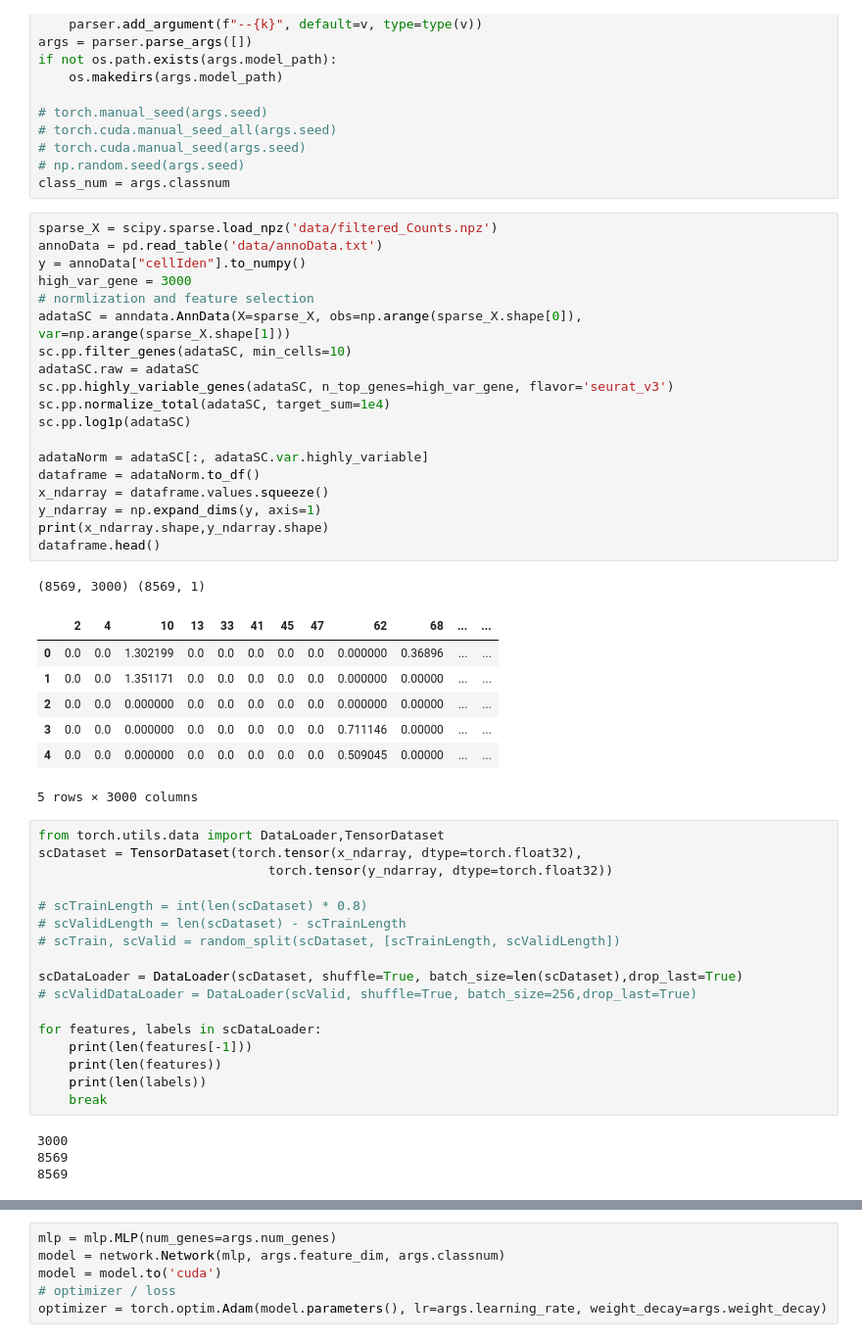
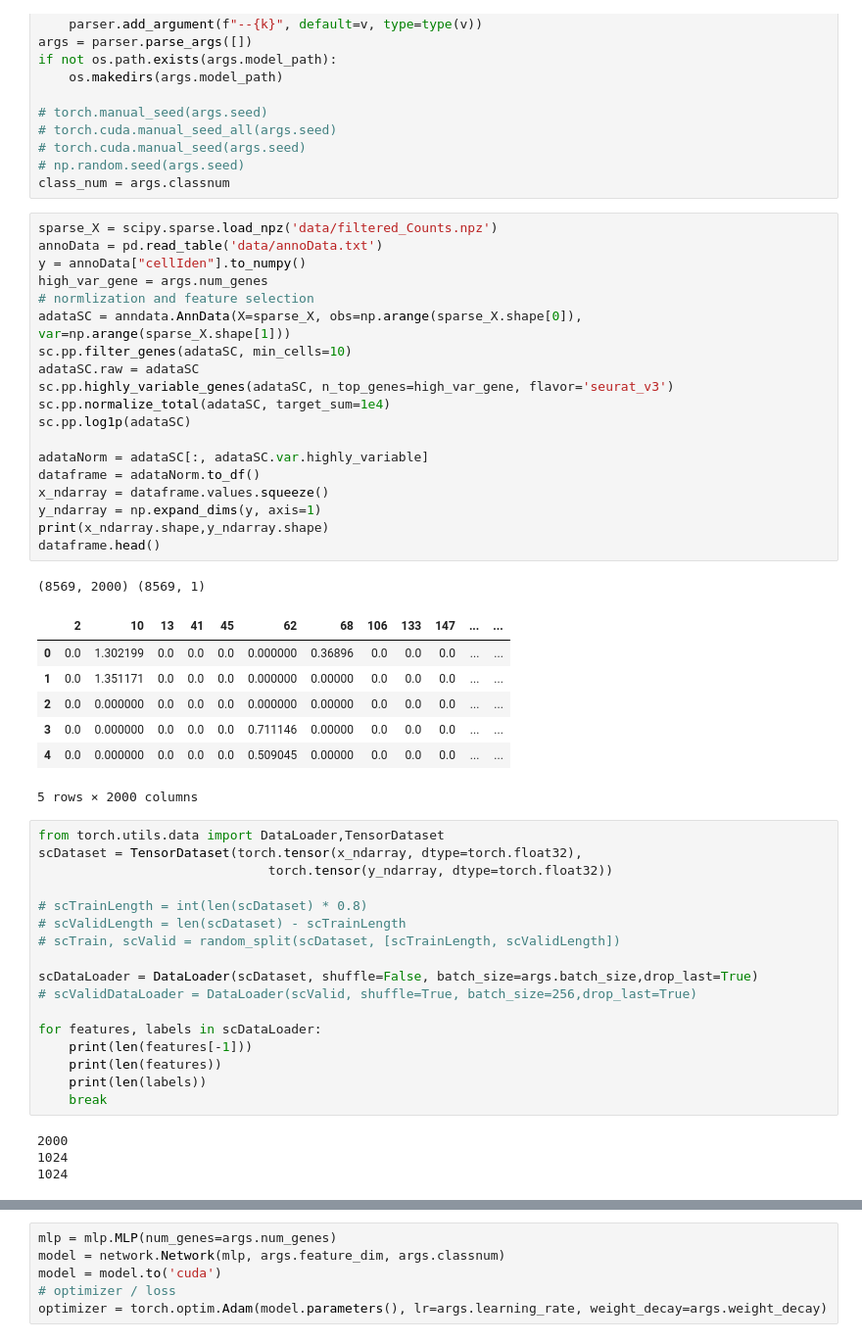
Before and after one commit to TomGoh/scCC, a Jupyter notebook: hnsw-test.ipynb, the cells around one changed output, grey strips where cells are left out. Shown at 98% size. Drawn from its saved outputs; the diff is of its cells as text.

```diff
--- a/hnsw-test.ipynb
+++ b/hnsw-test.ipynb
@@ -29,31 +29,31 @@ class_num = args.classnum
 # %%
 sparse_X = scipy.sparse.load_npz('data/filtered_Counts.npz')
 annoData = pd.read_table('data/annoData.txt')
 y = annoData["cellIden"].to_numpy()
-high_var_gene = 3000
+high_var_gene = args.num_genes
 # normlization and feature selection
 adataSC = anndata.AnnData(X=sparse_X, obs=np.arange(sparse_X.shape[0]), var=np.arange(sparse_X.shape[1]))
 sc.pp.filter_genes(adataSC, min_cells=10)
 adataSC.raw = adataSC
 sc.pp.highly_variable_genes(adataSC, n_top_genes=high_var_gene, flavor='seurat_v3')
 sc.pp.normalize_total(adataSC, target_sum=1e4)
 sc.pp.log1p(adataSC)
 
 adataNorm = adataSC[:, adataSC.var.highly_variable]
 dataframe = adataNorm.to_df()
 x_ndarray = dataframe.values.squeeze()
 y_ndarray = np.expand_dims(y, axis=1)
 print(x_ndarray.shape,y_ndarray.shape)
 dataframe.head()
 # %% [output]
-(8569, 3000) (8569, 1)
+(8569, 2000) (8569, 1)
-|  | 2 | 4 | 10 | 13 | 33 | 41 | 45 | 47 | 62 | 68 | ... | ... |
-| 0 | 0.0 | 0.0 | 1.302199 | 0.0 | 0.0 | 0.0 | 0.0 | 0.0 | 0.000000 | 0.36896 | ... | ... |
-| 1 | 0.0 | 0.0 | 1.351171 | 0.0 | 0.0 | 0.0 | 0.0 | 0.0 | 0.000000 | 0.00000 | ... | ... |
-| 2 | 0.0 | 0.0 | 0.000000 | 0.0 | 0.0 | 0.0 | 0.0 | 0.0 | 0.000000 | 0.00000 | ... | ... |
-| 3 | 0.0 | 0.0 | 0.000000 | 0.0 | 0.0 | 0.0 | 0.0 | 0.0 | 0.711146 | 0.00000 | ... | ... |
-| 4 | 0.0 | 0.0 | 0.000000 | 0.0 | 0.0 | 0.0 | 0.0 | 0.0 | 0.509045 | 0.00000 | ... | ... |
+|  | 2 | 10 | 13 | 41 | 45 | 62 | 68 | 106 | 133 | 147 | ... | ... |
+| 0 | 0.0 | 1.302199 | 0.0 | 0.0 | 0.0 | 0.000000 | 0.36896 | 0.0 | 0.0 | 0.0 | ... | ... |
+| 1 | 0.0 | 1.351171 | 0.0 | 0.0 | 0.0 | 0.000000 | 0.00000 | 0.0 | 0.0 | 0.0 | ... | ... |
+| 2 | 0.0 | 0.000000 | 0.0 | 0.0 | 0.0 | 0.000000 | 0.00000 | 0.0 | 0.0 | 0.0 | ... | ... |
+| 3 | 0.0 | 0.000000 | 0.0 | 0.0 | 0.0 | 0.711146 | 0.00000 | 0.0 | 0.0 | 0.0 | ... | ... |
+| 4 | 0.0 | 0.000000 | 0.0 | 0.0 | 0.0 | 0.509045 | 0.00000 | 0.0 | 0.0 | 0.0 | ... | ... |
-5 rows × 3000 columns
+5 rows × 2000 columns
 # %%
 from torch.utils.data import DataLoader,TensorDataset
 scDataset = TensorDataset(torch.tensor(x_ndarray, dtype=torch.float32),
@@ -63,7 +63,7 @@ scDataset = TensorDataset(torch.tensor(x_ndarray, dtype=torch.float32),
 # scValidLength = len(scDataset) - scTrainLength
 # scTrain, scValid = random_split(scDataset, [scTrainLength, scValidLength])
 
-scDataLoader = DataLoader(scDataset, shuffle=True, batch_size=len(scDataset),drop_last=True)
+scDataLoader = DataLoader(scDataset, shuffle=False, batch_size=args.batch_size,drop_last=True)
 # scValidDataLoader = DataLoader(scValid, shuffle=True, batch_size=256,drop_last=True)
 
 for features, labels in scDataLoader:
@@ -72,6 +72,6 @@ for features, labels in scDataLoader:
     print(len(labels))
     break
 # %% [output]
-3000
-8569
-8569
+2000
+1024
+1024
```
Also changed, not shown: parts of 31 cells of this notebook, 23 other files.
